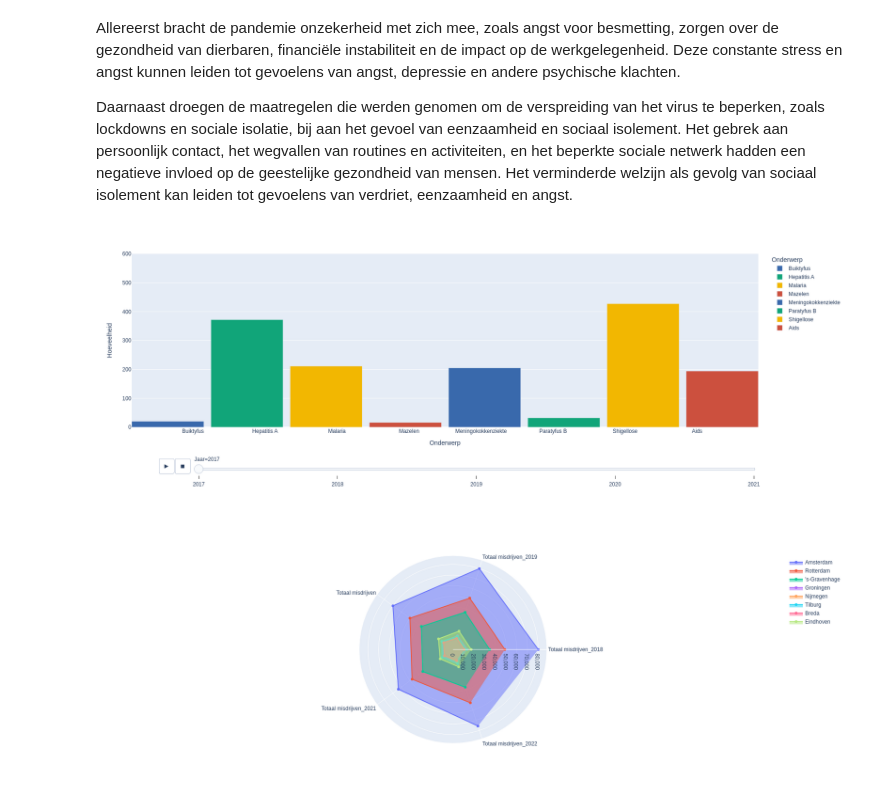
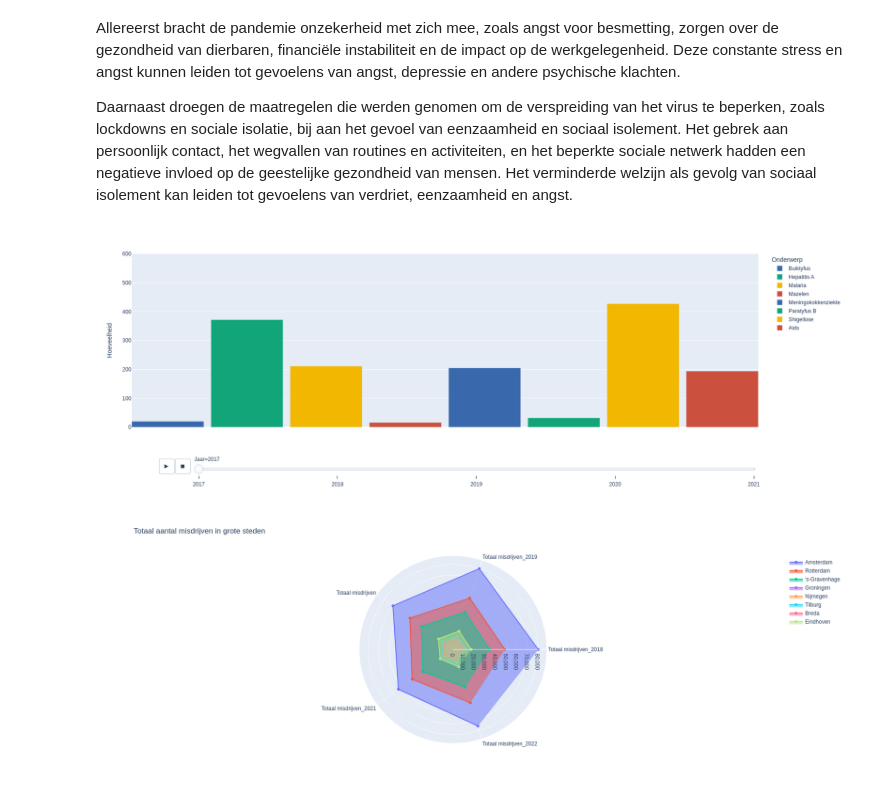
Before and after one commit to hannekesjoers/IV2023, a Jupyter notebook: docs/notebook.ipynb, the cells around one changed output. Drawn from its saved outputs; the diff is of its cells as text; code cells hidden in the pictures.

```diff
--- a/docs/notebook.ipynb
+++ b/docs/notebook.ipynb
@@ -175,21 +172,21 @@ Daarnaast droegen de maatregelen die werden genomen om de verspreiding van het v
 # %%
 db = pd.read_csv('Gezondheid__leefstijl__zorggebruik_en__aanbod__doodsoorzaken__vanaf_1900_27062023_135537.csv')
 
 colors = ['rgb(57,105,172)', 'rgb(17,165,121)', 'rgb(242,183,1)', 'rgb(204,80,62)', 'rgb(57,105,172)', 'rgb(17,165,121)', 'rgb(242,183,1)', 'rgb(204,80,62)']
 
 fig = px.bar(db, x = 'Onderwerp', y = 'Hoeveelheid', barmode = 'group', animation_frame = 'Jaar', color = 'Onderwerp', color_discrete_sequence=colors)
 
 
 fig.update_layout(
-    height=600,
-    width=800)
+    height=600)
 
 fig.update_traces(width=1)
 fig.update_yaxes(range=[0, 600])
+fig.update_xaxes(visible=False, showticklabels=False)
 
 fig.show()
 # %% [output]
-[figure, old version]
+[figure, new version]
 # %%
 df = pd.read_csv('merged_database.csv')
 
@@ -215,7 +212,7 @@ axis_range = [0, int(max_value) + (0.1 * int(max_value))]
 
 fig.update_layout(
     height = 600,
-    width = 800,
+    title = 'Totaal aantal misdrijven in grote steden',
     polar=dict(
         radialaxis=dict(
             visible=True,
@@ -228,4 +225,4 @@ fig.update_layout(
 
 fig.show()
 # %% [output]
-[figure, old version]
+[figure, new version]
```
Also changed, not shown: parts of 5 cells of this notebook, 11 other files.
